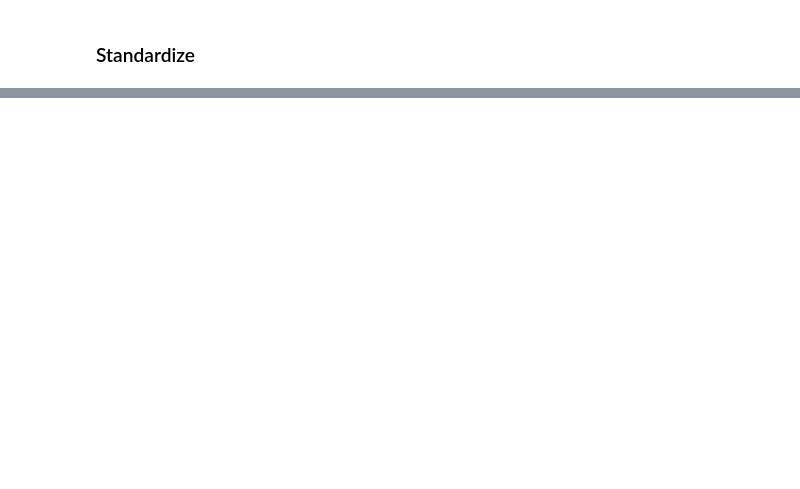
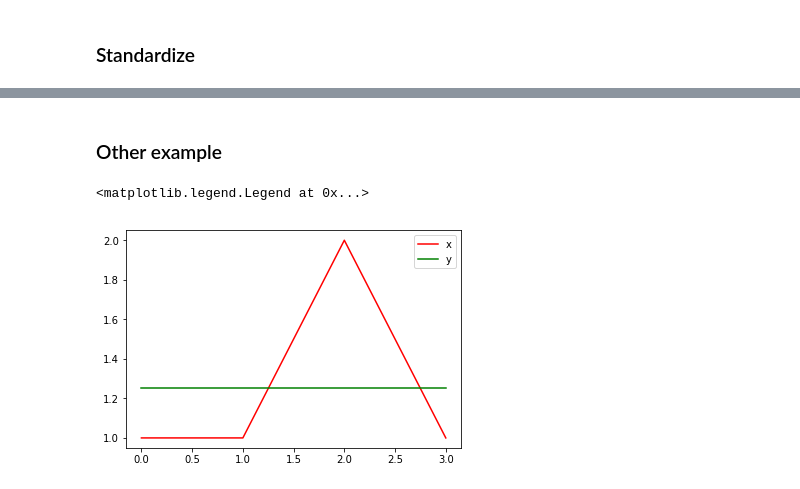
Before and after one commit to fagan2888/dtw_jihye, a Jupyter notebook: source/time_series_normalize_or_standardize.ipynb, the cells around one changed output, grey strips where cells are left out. Cells and saved outputs as stored; diff of their text form; code cells hidden in the pictures; blank space fills up the shorter version.

```diff
--- a/source/time_series_normalize_or_standardize.ipynb
+++ b/source/time_series_normalize_or_standardize.ipynb
@@ -142,0 +133,12 @@ print(cost)
+# %% [markdown]
+### Other example
+# %%
+x = np.array([1, 1, 2, 1])
+y = np.array([1.25, 1.25, 1.25, 1.25])
+
+plt.plot(x,'r', label='x')
+plt.plot(y, 'g', label='y')
+plt.legend()
+# %% [output]
+<matplotlib.legend.Legend at 0x...>
+[figure, added]
```
Also changed, not shown: parts of 19 cells of this notebook, 1 other file.
